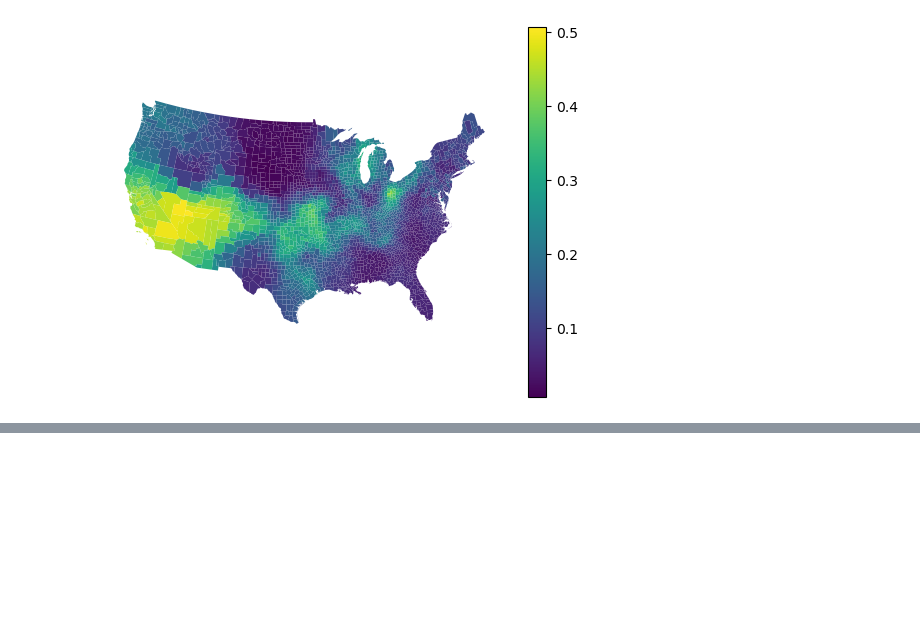
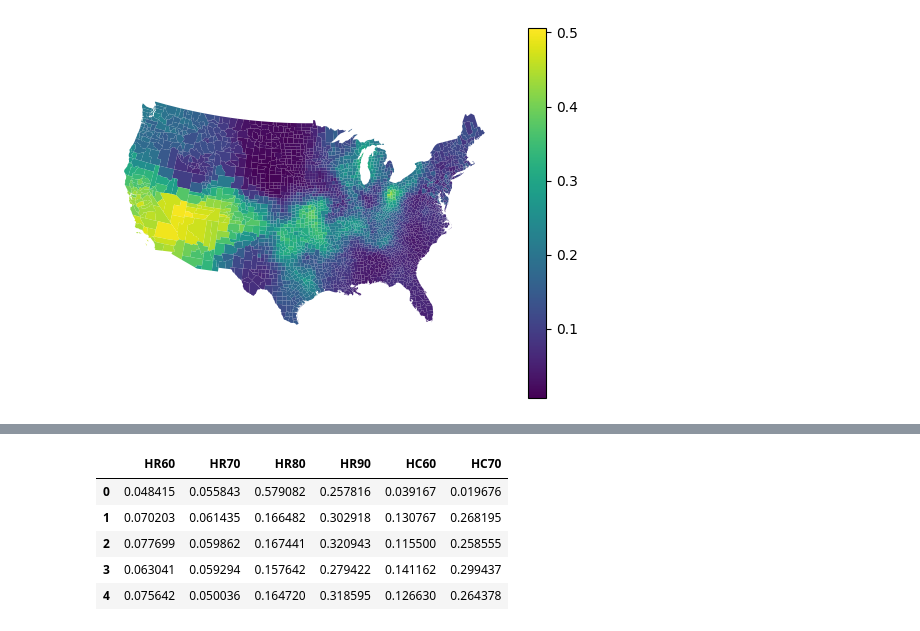
Before and after one commit to pysal/gwlearn, a Jupyter notebook: docs/source/ensemble.ipynb, the cells around one changed output, grey strips where cells are left out. Cells and saved outputs as stored; diff of their text form; code cells hidden in the pictures; blank space fills up the shorter version.

```diff
--- a/docs/source/ensemble.ipynb
+++ b/docs/source/ensemble.ipynb
@@ -238,0 +278,9 @@ gdf.set_geometry('geometry').plot(gwrf_reg.feature_importances_["HC60"], legend=
+# %%
+gwgb_reg.feature_importances_.head()
+# %% [output]
+|  | HR60 | HR70 | HR80 | HR90 | HC60 | HC70 |
+| 0 | 0.048415 | 0.055843 | 0.579082 | 0.257816 | 0.039167 | 0.019676 |
+| 1 | 0.070203 | 0.061435 | 0.166482 | 0.302918 | 0.130767 | 0.268195 |
+| 2 | 0.077699 | 0.059862 | 0.167441 | 0.320943 | 0.115500 | 0.258555 |
+| 3 | 0.063041 | 0.059294 | 0.157642 | 0.279422 | 0.141162 | 0.299437 |
+| 4 | 0.075642 | 0.050036 | 0.164720 | 0.318595 | 0.126630 | 0.264378 |
```
Also changed, not shown: parts of 25 cells of this notebook, 2 other files.
